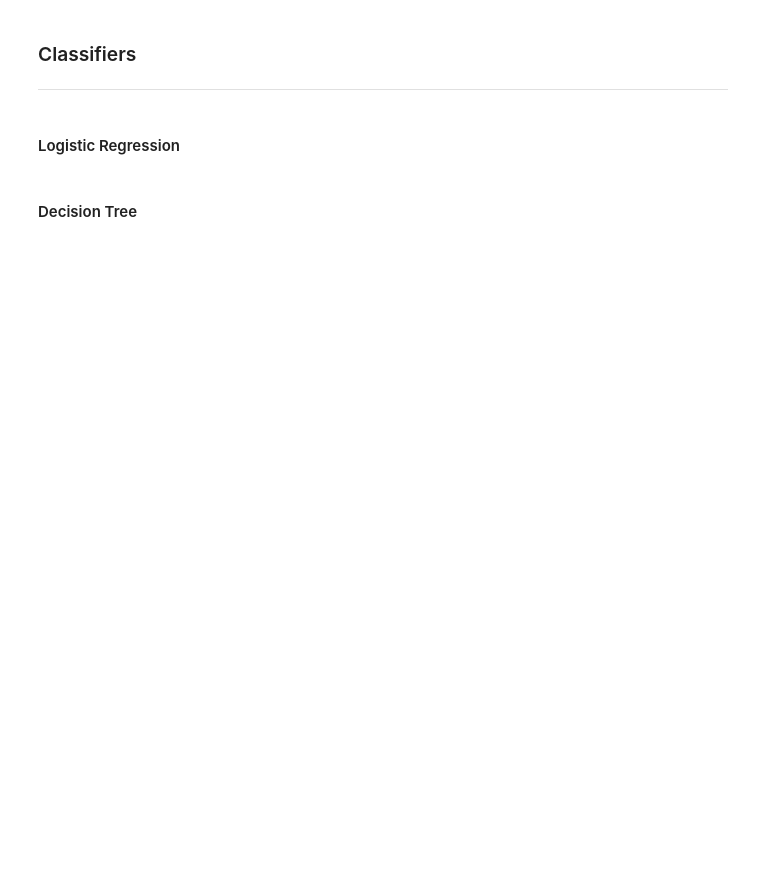
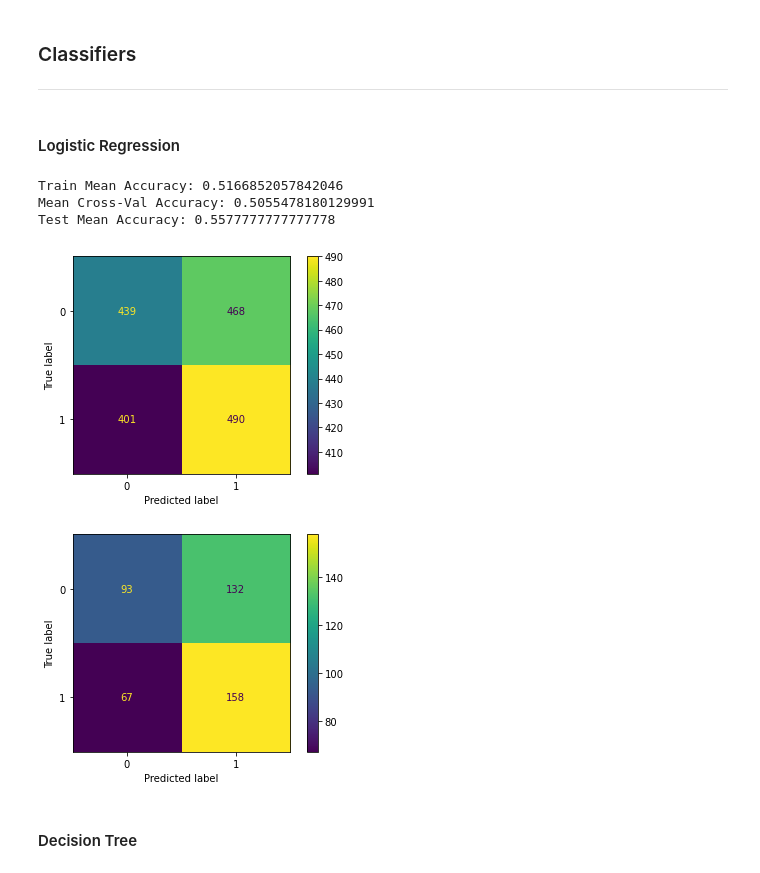
Before and after one commit to tjbray20/Market_Machine_Learning, a Jupyter notebook: MainNotebook.ipynb, the cells around one changed output. Saved outputs shown, nothing was run; the diff lists cells and outputs as text; code cells hidden in the pictures; blank space fills up the shorter version.

```diff
--- a/MainNotebook.ipynb
+++ b/MainNotebook.ipynb
@@ -719,10 +766,16 @@ def logreg(X_train, X_test, y_train, y_test, cv=5):
 
     return results
 # %%
-BWA = pd.read_csv('FormattedData/BWA_formatted.csv', index_col = 0)
-X_train, X_test, y_train, y_test = preprocess_data(BWA, 'day_direction')
+KRA = pd.read_csv('FormattedData/KRA_formatted.csv', index_col = 0)
+X_train, X_test, y_train, y_test = preprocess_data(KRA, 'day_direction')
 # %%
-BWA_logreg = logreg(X_train, X_test, y_train, y_test)
+KRA_logreg = logreg(X_train, X_test, y_train, y_test)
+# %% [output]
+Train Mean Accuracy: 0.5166852057842046
+Mean Cross-Val Accuracy: 0.5055478180129991
+Test Mean Accuracy: 0.5577777777777778
+[figure, added]
+[figure, added]
 # %% [markdown]
 #### Decision Tree
 # %%
```
Also changed, not shown: parts of 24 cells of this notebook, 2 other files.
